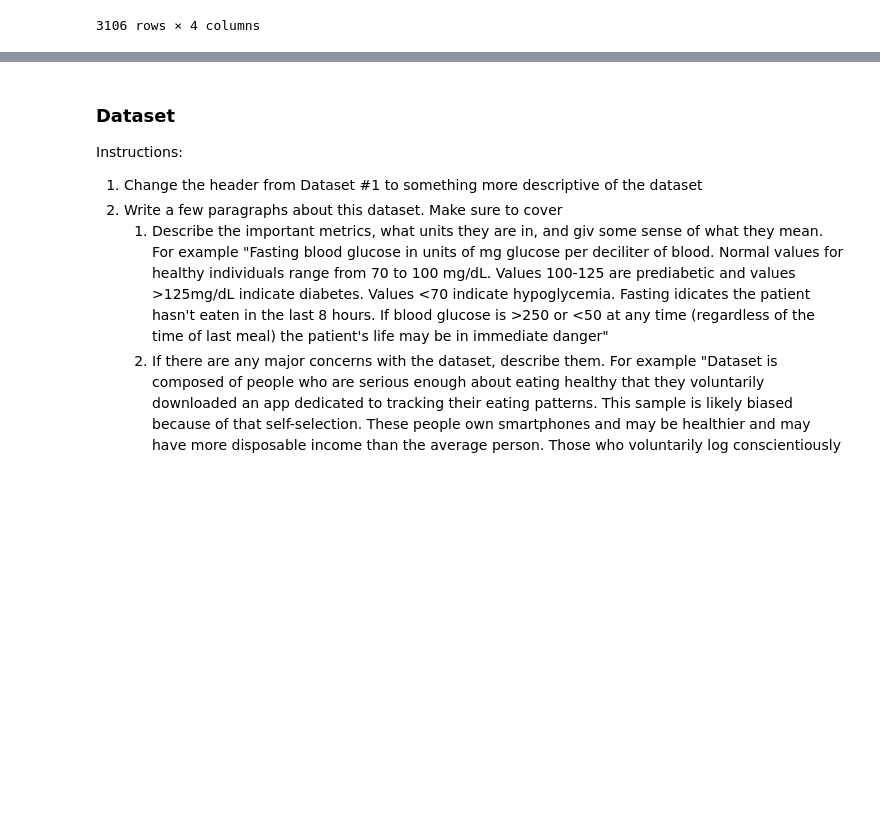
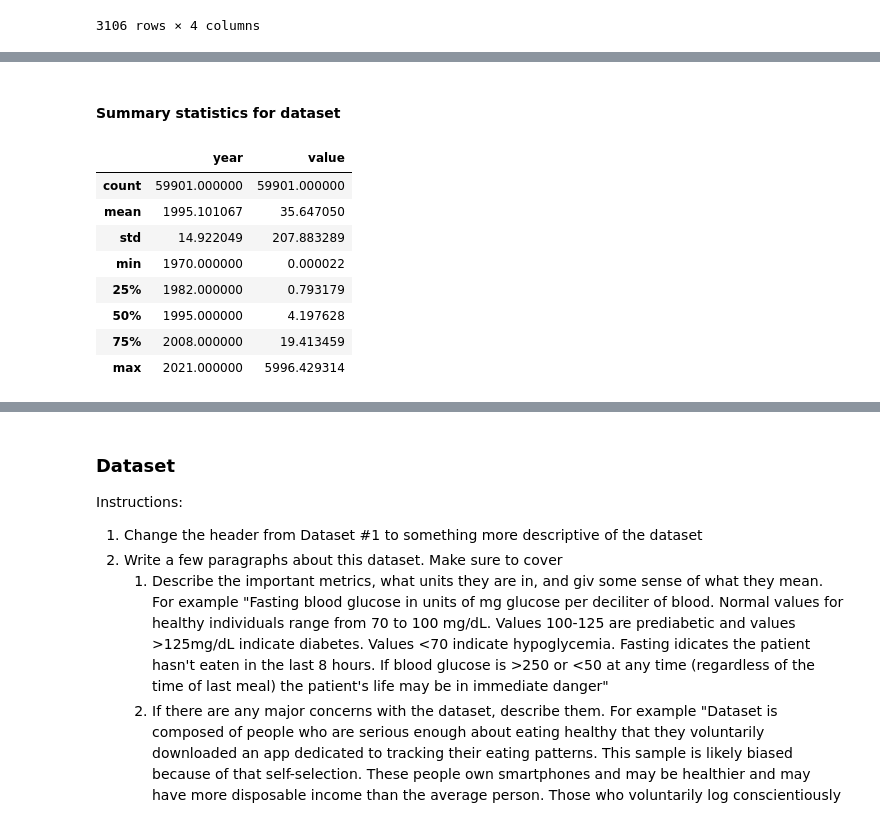
Before and after one commit to COGS108/Group147_WI26, a Jupyter notebook: 01-DataCheckpoint.ipynb, the cells around one changed output, grey strips where cells are left out. Cells and saved outputs as stored; diff of their text form; code cells hidden in the pictures; blank space fills up the shorter version.

```diff
--- a/01-DataCheckpoint.ipynb
+++ b/01-DataCheckpoint.ipynb
@@ -539,0 +582,14 @@ df_emissions.isna().sum()
+# %% [markdown]
+#### Summary statistics for dataset
+# %%
+df_emissions.describe()
+# %% [output]
+|  | year | value |
+| count | 59901.000000 | 59901.000000 |
+| mean | 1995.101067 | 35.647050 |
+| std | 14.922049 | 207.883289 |
+| min | 1970.000000 | 0.000022 |
+| 25% | 1982.000000 | 0.793179 |
+| 50% | 1995.000000 | 4.197628 |
+| 75% | 2008.000000 | 19.413459 |
+| max | 2021.000000 | 5996.429314 |
```
Also changed, not shown: parts of 13 cells of this notebook.
